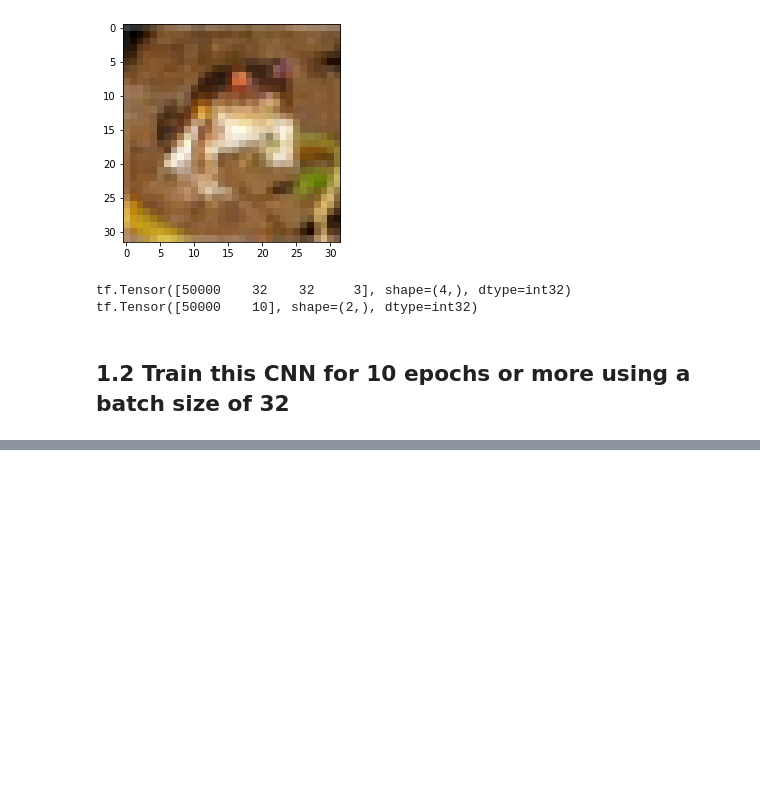
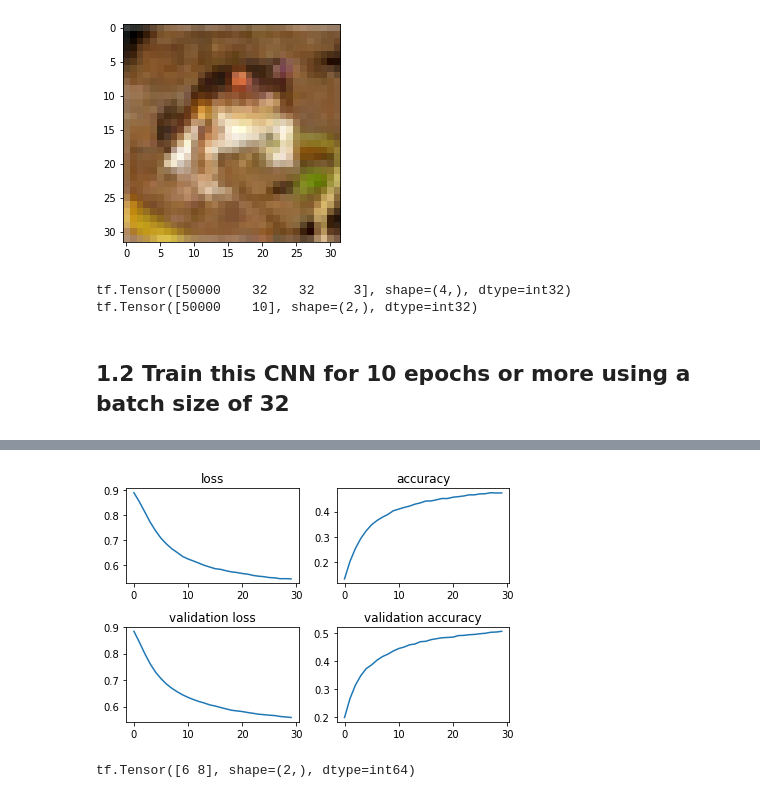
Before and after one commit to larryschirmer/art_style_transfer, a Jupyter notebook: transfer_learning.ipynb, the cells around one changed output, grey strips where cells are left out. Drawn from its saved outputs; the diff is of its cells as text; code cells hidden in the pictures; blank space fills up the shorter version.

Commit message:
create a second model that is composed of vgg16

```diff
--- a/transfer_learning.ipynb
+++ b/transfer_learning.ipynb
@@ -184,0 +184,4 @@ model.save('train_cifar10.h5')
+# %%
+preds = model.predict(x_test)
+y_pred = tf.math.argmax(preds, 1)
+print(y_pred[:2])
@@ -184,0 +281,5 @@ model.save('train_cifar10.h5')
+# %%
+# use “get_layer” method to save the last layer of the network
+last_layer = base_model.get_layer('block5_pool')
+# save the output of the last layer to be the input of the next layer
+last_output = last_layer.output
@@ -184,0 +352,4 @@ model.save('train_cifar10.h5')
+# %%
+new_model.compile(optimizer=tf.optimizers.SGD(lr=0.01, momentum=0.1, nesterov=True),
+                  loss=f1_loss,
+                  metrics=['accuracy', f1])
@@ -184,0 +380,9 @@ model.save('train_cifar10.h5')
+# %%
+epochs = 30
+batch_size = 128
+
+with tf.device('/device:GPU:0'):
+    new_model.fit(data_augmentation.flow(x_train_vgg, y_train, batch_size=batch_size),
+                    steps_per_epoch=len(x_train_vgg) // batch_size,
+                    validation_data=(x_test_vgg, y_test),
+                    epochs=epochs)
@@ -184,0 +407,31 @@ model.save('train_cifar10.h5')
+# %%
+new_model_history = new_model.history.history
+
+new_model_fig = plt.figure()
+
+loss = new_model_fig.add_subplot(221)
+loss.set_title('loss')
+loss.plot(new_model_history['loss'])
+
+accuracy = new_model_fig.add_subplot(222)
+accuracy.set_title('accuracy')
+accuracy.plot(new_model_history['accuracy'])
+
+val_loss = new_model_fig.add_subplot(223)
+val_loss.set_title('validation loss')
+val_loss.plot(new_model_history['val_loss'])
+
+val_accuracy = new_model_fig.add_subplot(224)
+val_accuracy.set_title('validation accuracy')
+val_accuracy.plot(new_model_history['val_accuracy'])
+
+plt.tight_layout()
+plt.show(new_model_fig)
+# %% [output]
+[figure, added]
+# %%
+vgg_preds = new_model.predict(x_test)
+y_pred_vgg = tf.math.argmax(vgg_preds, 1)
+print(y_pred_vgg[:2])
+# %% [output]
+tf.Tensor([6 8], shape=(2,), dtype=int64)
```
Also changed, not shown: parts of 25 cells of this notebook, 2 other files.
